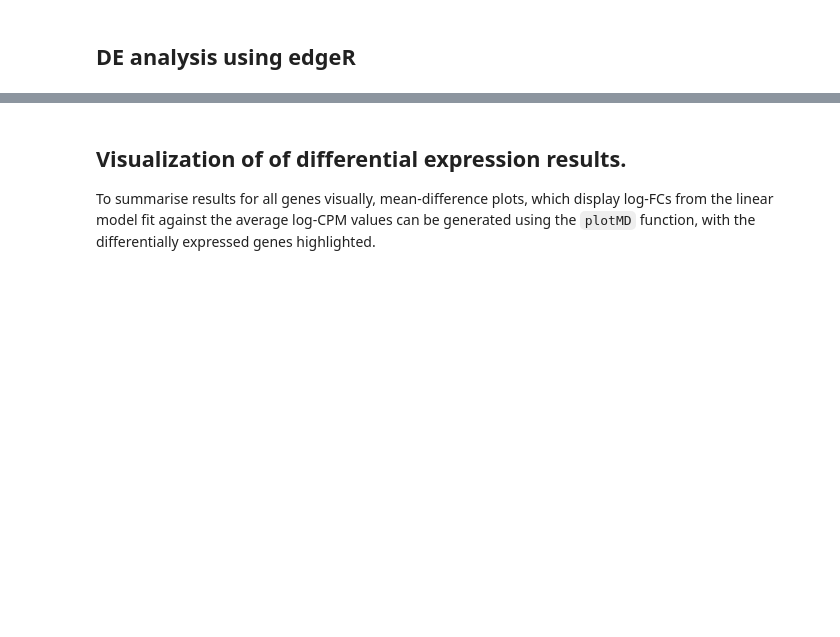
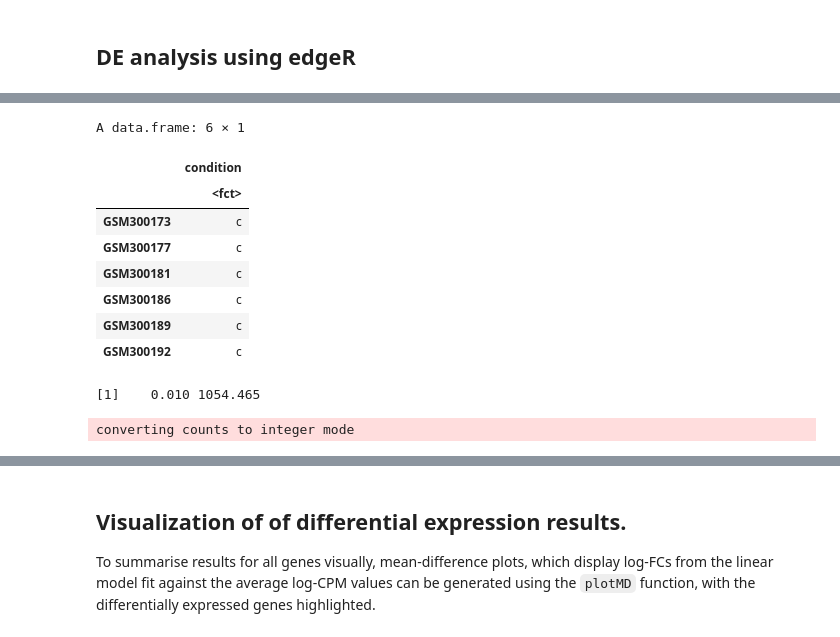
Before and after one commit to tinnlab/NOSI-Google-Cloud-Training, a Jupyter notebook: Module02-DE_Analysis.ipynb, the cells around one changed output, grey strips where cells are left out. Saved outputs shown, nothing was run; the diff lists cells and outputs as text; code cells hidden in the pictures; blank space fills up the shorter version.

```diff
--- a/Module02-DE_Analysis.ipynb
+++ b/Module02-DE_Analysis.ipynb
@@ -155,0 +213,26 @@ The downloaded binary packages are in
+# %%
+coldata <- data.frame(
+  sample = colnames(expression_data),
+  condition = as.factor(groups),
+  row.names = "sample" )
+# %%
+head(coldata)
+# %% [output]
+A data.frame: 6 × 1
+|  | condition |
+|  | <fct> |
+| GSM300173 | c |
+| GSM300177 | c |
+| GSM300181 | c |
+| GSM300186 | c |
+| GSM300189 | c |
+| GSM300192 | c |
+# %%
+range(count)
+# %% [output]
+[1]    0.010 1054.465
+# %%
+dds <- DESeqDataSetFromMatrix(countData = round(count), colData = coldata,
+                              design = ~ condition)
+# %% [output]
+converting counts to integer mode
```
Also changed, not shown: parts of 19 cells of this notebook, 2 other files.
